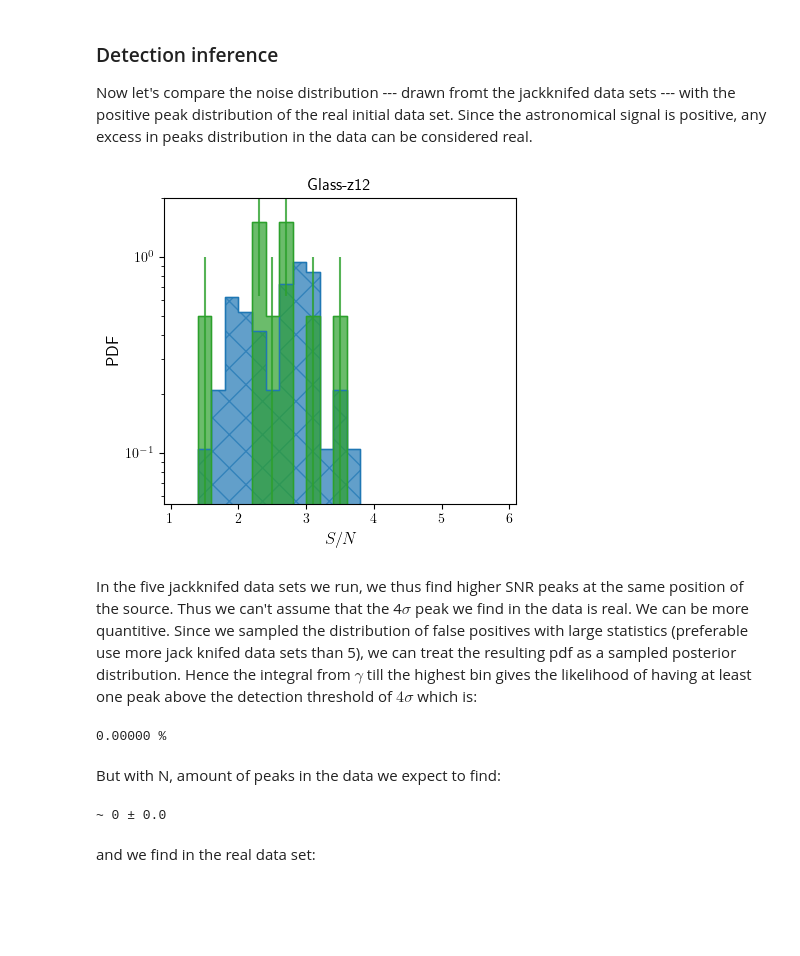
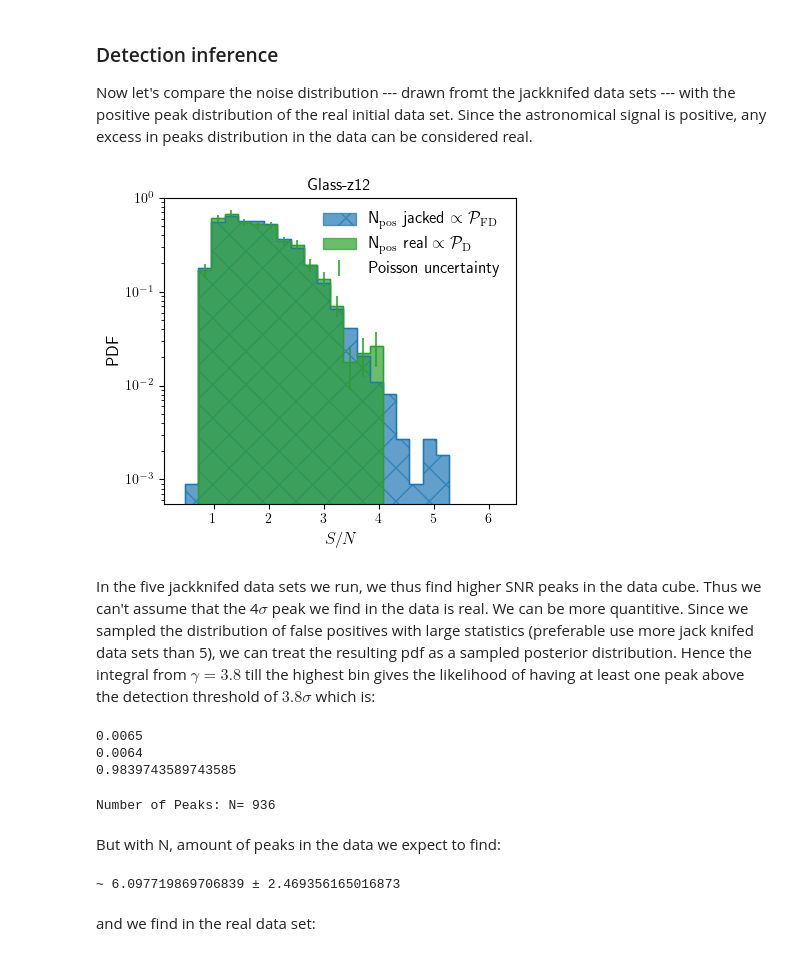
Before and after one commit to Joshiwavm/jackknify, a Jupyter notebook: docs/notebooks/HowToLineFind.ipynb, the cells around one changed output. Drawn from its saved outputs; the diff is of its cells as text; code cells hidden in the pictures; blank space fills up the shorter version.

```diff
--- a/docs/notebooks/HowToLineFind.ipynb
+++ b/docs/notebooks/HowToLineFind.ipynb
@@ -23,6 +23,6 @@ plt.rcParams['text.usetex'] = True
 # %%
 def data(path, positive = True):
     if positive:
-        return ascii.read(path+'findlcumps_clumpsP_minSNR_-2_cropped.cat')
+        return ascii.read(path+'findlcumps_clumpsP_minSNR_0_cropped.cat')
     if not positive:
-        return ascii.read(path+'findlcumps_clumpsN_minSNR_-2_cropped.cat')
+        return ascii.read(path+'findlcumps_clumpsN_minSNR_0_cropped.cat')
@@ -72,44 +63,44 @@ Now let's compare the noise distribution --- drawn fromt the jackknifed data set
 # %%
 mpl.rcParams['hatch.linewidth'] = 1
 
 # Density vs SNR
 # --------------
 plt.figure(figsize=(4.4,4))
 plt.title('Glass-z12')
 
 # plt.grid(True, alpha = 0.4, lw=1, ls=':')
 
 # plotting the Poisson uncertainty
-PTD, bin_edges = np.histogram(data_real_P[mask_real_P], bins=np.linspace(1, 6, 26), density = True)
-PFD, bin_edges = np.histogram(data_jack[mask_jack_P],   bins=np.linspace(1, 6, 26), density = True)
+PTD, bin_edges = np.histogram(data_real_P, bins=np.linspace(0, 6, 26), density = True)
+PFD, bin_edges = np.histogram(data_jack,   bins=np.linspace(0, 6, 26), density = True)
 bin_centers = 0.5 * (bin_edges[1:] + bin_edges[:-1])
 bin_widths = bin_edges[1] - bin_edges[0]
 
-raw_counts, _ = np.histogram(data_real_P[mask_real_P], bins=np.linspace(1, 6, 26))
+raw_counts, _ = np.histogram(data_real_P, bins=np.linspace(0, 6, 26))
 uncertainties = np.sqrt(raw_counts)
-density_uncertainties = uncertainties / (len(data_real_P[mask_real_P]) * bin_widths)
+density_uncertainties = uncertainties / (len(data_real_P) * bin_widths)
 
 plt.fill_between(bin_edges, np.append(0,PFD), step = 'pre', alpha = 0.7, color='C0', edgecolor='C0', lw=1, label = r'N$_{\rm pos}$ jacked $\propto\mathcal{P}_{\rm FD}$', hatch='x', rasterized = True)
 plt.fill_between(bin_edges, np.append(0,PTD), step = 'pre', alpha = 0.7, color='C2', edgecolor='C2', lw=1, label = r'N$_{\rm pos}$ real $\propto\mathcal{P}_{\rm D}$', hatch='', rasterized = True )
 plt.step(bin_edges, np.append(0,PFD), where = 'pre', alpha = 1, color='C0',  lw=1,)
 plt.step(bin_edges, np.append(0,PTD), where = 'pre', alpha = 1, color='C2',  lw=1,)
 plt.errorbar(bin_centers, PTD, yerr=density_uncertainties, fmt=' ', alpha=0.8, color='C2', label='Poisson uncertainty')
 
 
 plt.xlabel(r'$S/N$', fontsize = 12)
 plt.ylabel(r'PDF', fontsize = 12)
-# plt.legend(frameon=False, fontsize = 12)
+plt.legend(frameon=False, fontsize = 12, loc = 1)
 plt.semilogy()
-plt.axis(ymin = 5.5e-2, ymax = 2e0, xmin = 0.9, xmax = 6.1) # added this
+plt.axis(ymin = 5.5e-4, ymax = 1e0, xmin = 0.1, xmax = 6.5) # added this
 
 plt.tight_layout()
 plt.show()
 # %% [output]
-[figure, old version]
+[figure, new version]
 # %% [markdown]
-In the five jackknifed data sets we run, we thus find higher SNR peaks at the same position of the source. Thus we can't assume that the 4$\sigma$ peak we find in the data is real. We can be more quantitive. Since we sampled the distribution of false positives with large statistics (preferable use more jack knifed data sets than 5), we can treat the resulting pdf as a sampled posterior distribution. Hence the integral from $\gamma$ till the highest bin gives the likelihood of having at least one peak above the detection threshold of $4\sigma$ which is:
+In the five jackknifed data sets we run, we thus find higher SNR peaks in the data cube. Thus we can't assume that the 4$\sigma$ peak we find in the data is real. We can be more quantitive. Since we sampled the distribution of false positives with large statistics (preferable use more jack knifed data sets than 5), we can treat the resulting pdf as a sampled posterior distribution. Hence the integral from $\gamma=3.8$ till the highest bin gives the likelihood of having at least one peak above the detection threshold of $3.8\sigma$ which is:
 # %%
-snr = 4.
+snr = 3.8
 fd = np.sum(bin_widths*PFD[bin_centers>snr])
 td = np.sum(bin_widths*PTD[bin_centers>snr])
 
@@ -117,16 +108,20 @@ print('{:.4f}'.format(fd))
 print('{:.4f}'.format(td))
 print(td/fd)
 # %% [output]
-0.00000 %
+0.0065
+0.0064
+0.9839743589743585
 # %%
-print("Number of Peaks: N=", len(data_real_P[mask_real_P]))
+print("Number of Peaks: N=", len(data_real_P))
+# %% [output]
+Number of Peaks: N= 936
 # %% [markdown]
 But with N, amount of peaks in the data we expect to find:
 # %%
-print('~',     fd * len(data_real_P[mask_real_P]),
-'±',   np.sqrt(fd * len(data_real_P[mask_real_P])))
+print('~',     fd * len(data_real_P),
+'±',   np.sqrt(fd * len(data_real_P)))
 # %% [output]
-~ 0 ± 0.0
+~ 6.097719869706839 ± 2.469356165016873
 # %% [markdown]
 and we find in the real data set:
 # %%
```
Also changed, not shown: parts of 4 cells of this notebook.
